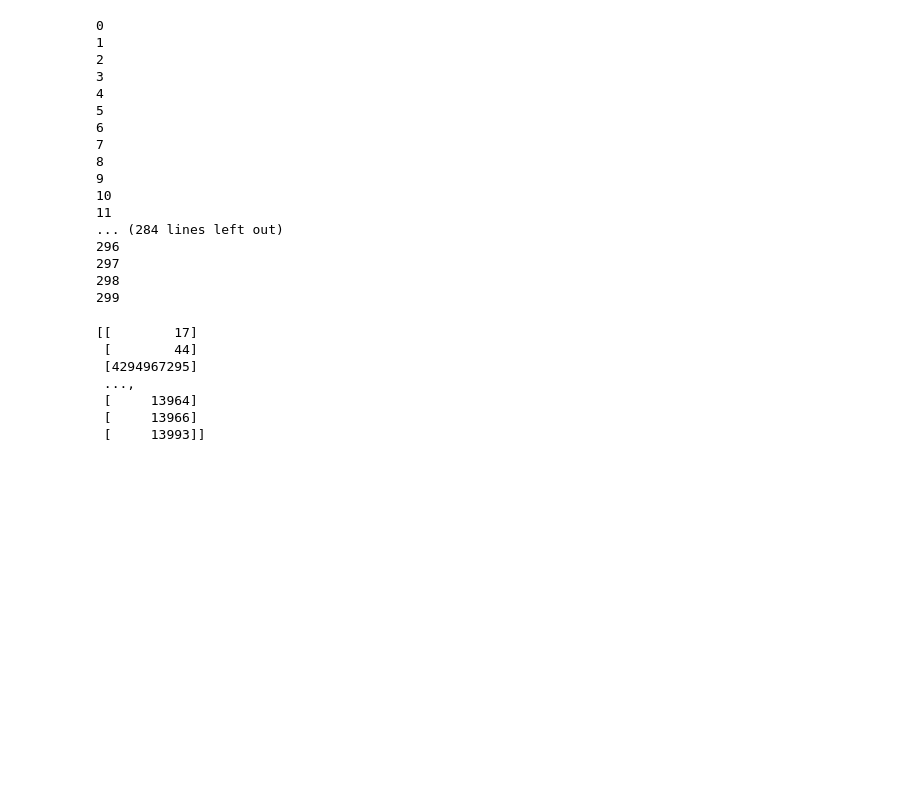
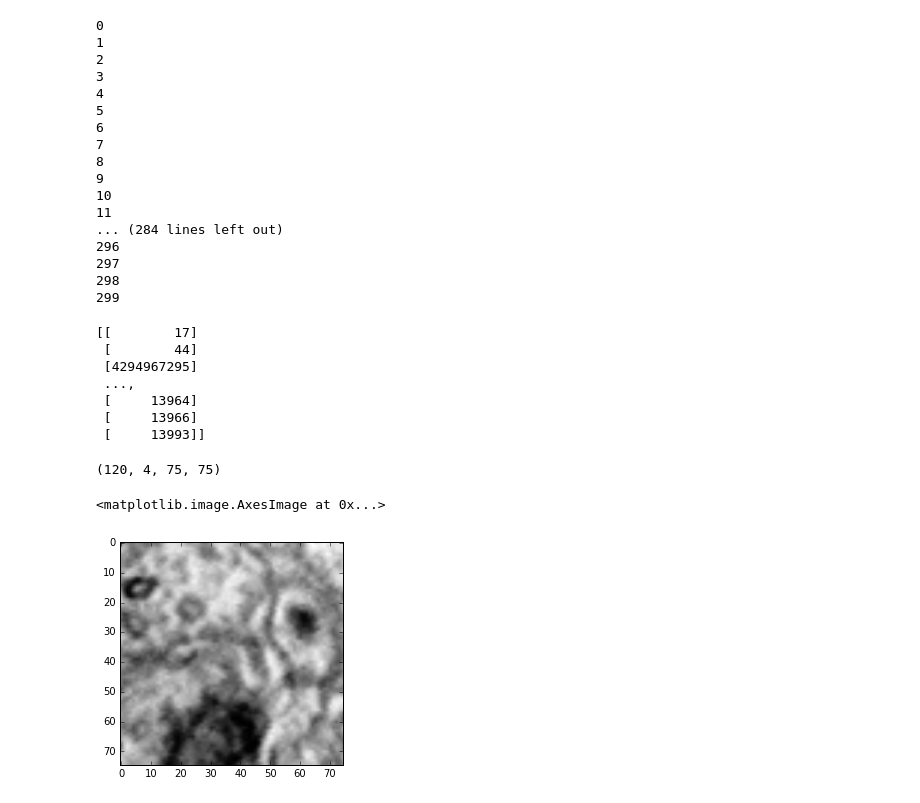
Before and after one commit to VCG/gp, a Jupyter notebook: ipy_test/HDF5.ipynb, the cells around one changed output. Cells and saved outputs as stored; diff of their text form; code cells hidden in the pictures; blank space fills up the shorter version.

```diff
--- a/ipy_test/HDF5.ipynb
+++ b/ipy_test/HDF5.ipynb
@@ -74,3 +74,5 @@ with h5py.File('/home/d/data/raveler_dojo/stack.h5', 'r') as hf:
  [     13964]
  [     13966]
  [     13993]]
+# %%
+test = np.load('/tmp/IPMLBtrain.npz')
@@ -76,0 +81,9 @@ with h5py.File('/home/d/data/raveler_dojo/stack.h5', 'r') as hf:
+# %%
+test['rgba'].shape
+# %% [output]
+(120, 4, 75, 75)
+# %%
+imshow(test['rgba'][43][0], cmap='gray')
+# %% [output]
+<matplotlib.image.AxesImage at 0x...>
+[figure, added]
```
Also changed, not shown: parts of 5 cells of this notebook, 2 other files.
